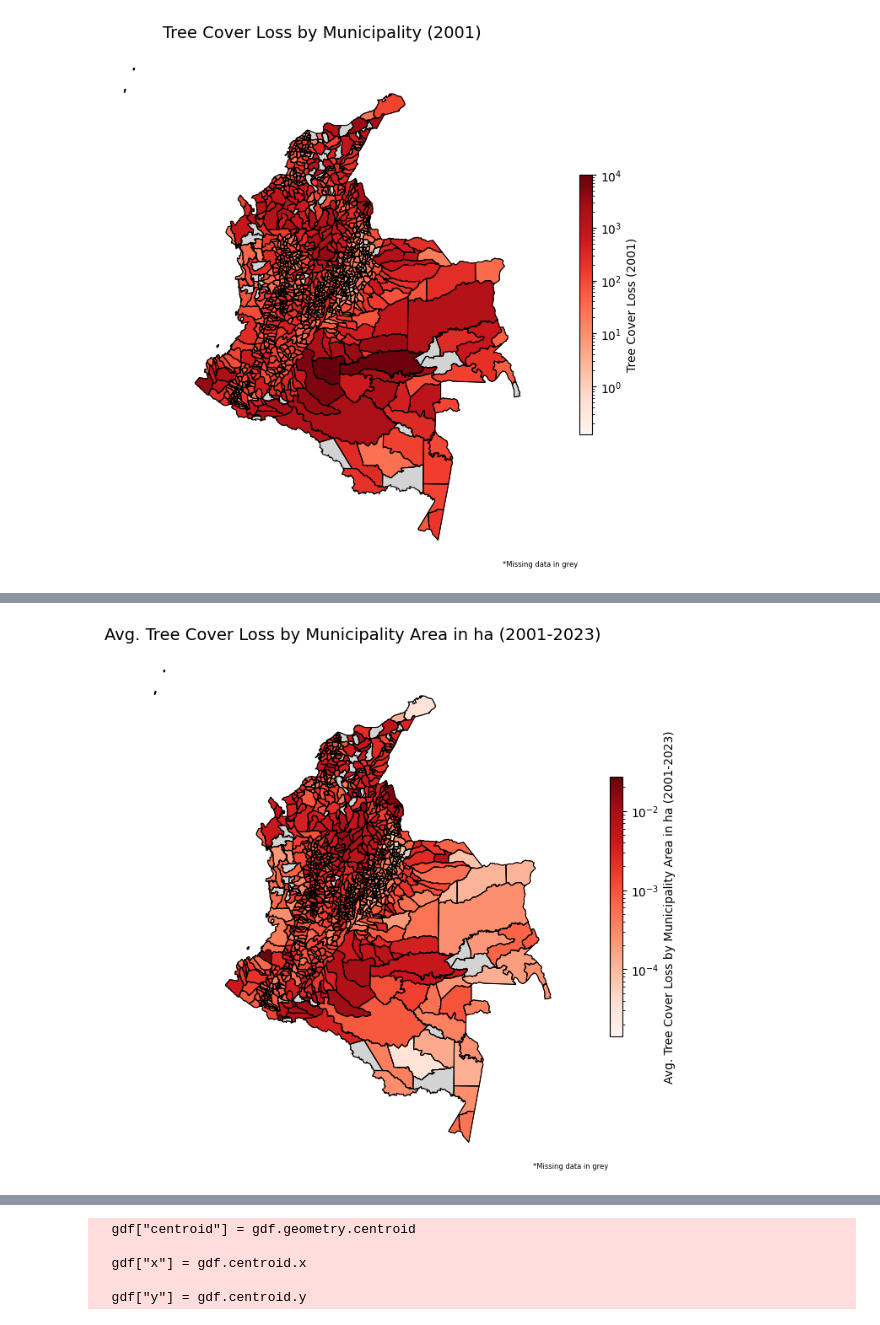
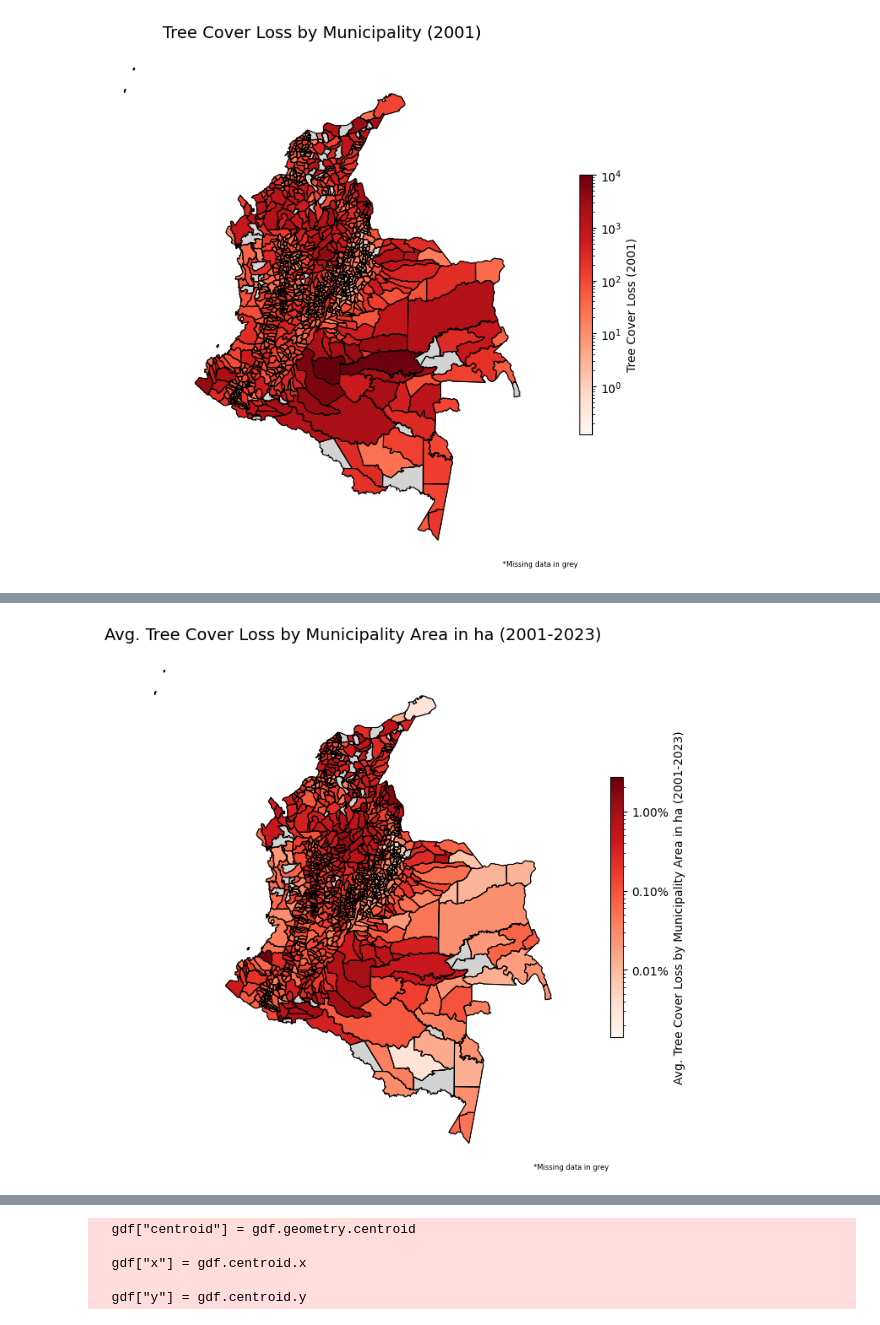
Before and after one commit to cpj97/MDS_thesis, a Jupyter notebook: Code/preprocessing_new.ipynb, the cells around one changed output, grey strips where cells are left out. Drawn from its saved outputs; the diff is of its cells as text; code cells hidden in the pictures.

```diff
--- a/Code/preprocessing_new.ipynb
+++ b/Code/preprocessing_new.ipynb
@@ -487,7 +744,7 @@ plt.show()
 
 # Transform Deforestation Data into Wide Format
 # Ensure there are no duplicate entries for the pivot
-def_shapes['tc_loss_area'] = def_shapes['tc_loss'] / def_shapes['hectares']
+def_shapes['tc_loss_area'] = (def_shapes['tc_loss'] / def_shapes['hectares'])*100
 
 # Aggregate Tree Cover Loss by Municipality
 avg_tc_loss = def_shapes.groupby("mpios")["tc_loss_area"].mean().reset_index()
@@ -505,32 +762,34 @@ gdf = gdf[gdf.is_valid]  # Remove invalid geometries
 
 # Replace 0 with NA to avoid log(0) in the color mapping
 gdf["tc_loss_area"] = gdf["tc_loss_area"].replace(0, np.nan)  # Replace 0 with NA
 # Define log scale normalization for color mapping
+legend_ticks = [0.01, 0.1, 1, 5, 10]  # Adjust based on max value (29%)
 log_norm = mcolors.LogNorm(vmin=gdf["tc_loss_area"].min(), vmax=gdf["tc_loss_area"].max())
 
 fig, ax = plt.subplots(figsize=(12, 8))
 
 shapes.plot(ax=ax, linewidth=0.8, color="lightgrey")  # Outline for all municipalities
 shapes.boundary.plot(ax=ax, linewidth=0.8, color="black")
 
 gdf.plot(column="tc_loss_area", cmap="Reds", linewidth=0.5, edgecolor="black",
          legend=True, ax=ax, norm=log_norm,
          missing_kwds={"color": "lightgrey", "label": "No Data"},
-         legend_kwds={"label": "Avg. Tree Cover Loss by Municipality Area in ha (2001-2023)", "orientation": "vertical", "shrink": 0.5})  # Shrink legend size
+         legend_kwds={"label": "Avg. Tree Cover Loss by Municipality Area in ha (2001-2023)", "orientation": "vertical",
+                      "shrink": 0.5, "format": "%.2f%%", "ticks": legend_ticks})
 
 
 ax.set_title("Avg. Tree Cover Loss by Municipality Area in ha (2001-2023)", fontsize=14)
 ax.axis("off")  # Hide axes
 
 # Move legend to the bottom right corner
 leg = ax.get_legend()
 if leg:
     leg.set_bbox_to_anchor((0.95, 0.05))  # (X, Y) position in figure coordinates
 
 # Add footnote about missing data
 plt.annotate("*Missing data in grey", xy=(1, 0), xycoords="axes fraction",
              fontsize=6, ha="center", va="center", color="black")
 
 plt.show()
 # %% [output]
-[figure, old version]
+[figure, new version]
```
Also changed, not shown: parts of 11 cells of this notebook, 6 other files.
